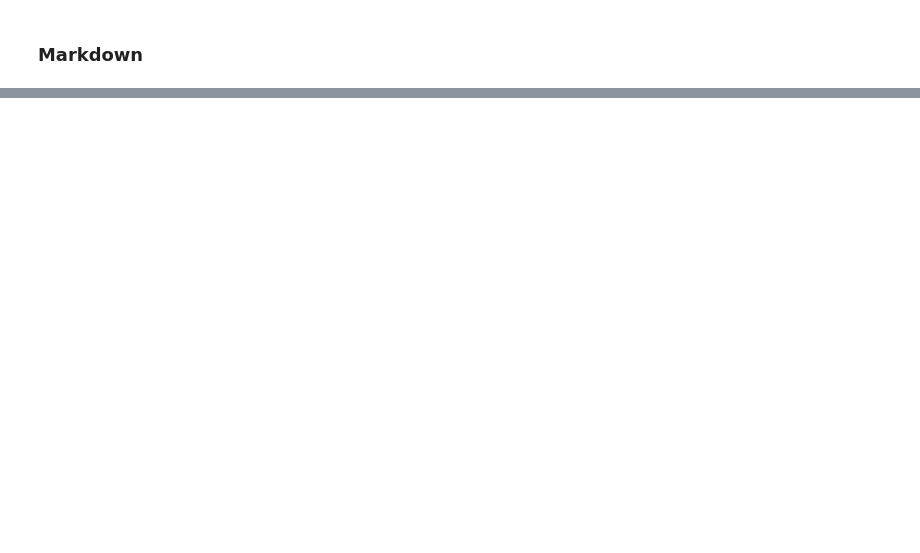
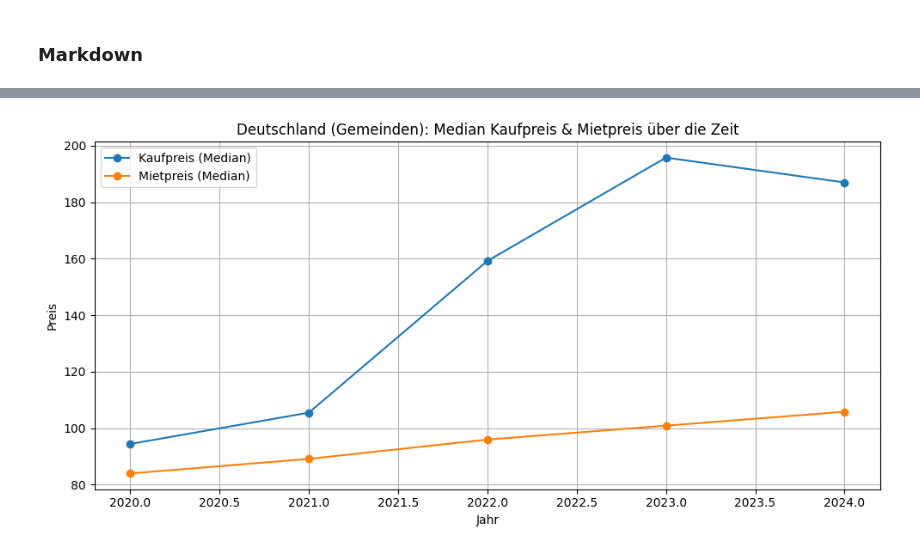
Before and after one commit to LukasGansneder/Master-Thesis-Renting-vs-Buying-, a Jupyter notebook: code/2_EDA.ipynb, the cells around one changed output, grey strips where cells are left out. Saved outputs shown, nothing was run; the diff lists cells and outputs as text; code cells hidden in the pictures; blank space fills up the shorter version.

```diff
--- a/code/2_EDA.ipynb
+++ b/code/2_EDA.ipynb
@@ -15,7 +15,33 @@ df_empirica_regio = pd.read_csv(
     encoding="utf-8-sig",
 )
 df_empirica_regio["Jahr"] = df_empirica_regio["Jahr"].astype(int)
+
+df_macroeconomic = pd.read_csv(
+    BASE_DIR / "macroeconomic_data.csv",
+    encoding="utf-8-sig",
+)
+df_macroeconomic["Jahr"] = df_macroeconomic["Jahr"].astype(int)
 # %% [markdown]
 ### Markdown
 # %%
-df_empirica_regio
+df_deutschland_median = df_empirica_regio[df_empirica_regio["Regionsebene"] == "Gemeinde"]
+df_deutschland_median = df_empirica_regio[df_empirica_regio["Jahr"] >= 2020]
+#df_deutschland_median = df_deutschland_median[df_deutschland_median["Kaufpreis/m2 ETW 50%"] < 500]
+df_deutschland_median = (
+    df_deutschland_median
+    .groupby("Jahr", as_index=False)
+    .agg(
+        kaufpreis_median=("Kaufpreis/m2 ETW 50%", "median"),
+        mietpreis_median=("Mietpreis/m2 50%", "median"),
+    )
+    .sort_values("Jahr")
+)
+df_speicher = (
+    df_macroeconomic
+    .groupby("Jahr", as_index=False)
+    .agg(
+        effjahr_zins_median=("Effektiver Jahreszins", "median")
+    )
+    .sort_values("Jahr")
+)
+df_deutschland_median = df_deutschland_median.merge(df_speicher[["Jahr", "effjahr_zins_median"]], on="Jahr", how="left")
@@ -84,0 +48,4 @@ df_muc
+# %%
+df_deutschland_median["mietpreis_median"] = df_deutschland_median["mietpreis_median"]*12
+df_deutschland_median["kaufpreis_median"] = df_deutschland_median["kaufpreis_median"] * (df_deutschland_median["effjahr_zins_median"] + 2)/100
+df_deutschland_median
@@ -84,0 +59,13 @@ df_muc
+# %%
+plt.figure(figsize=(10, 5))
+plt.plot(df_deutschland_median["Jahr"], df_deutschland_median["kaufpreis_median"], marker="o", label="Kaufpreis (Median)")
+plt.plot(df_deutschland_median["Jahr"], df_deutschland_median["mietpreis_median"], marker="o", label="Mietpreis (Median)")
+plt.title("Deutschland (Gemeinden): Median Kaufpreis & Mietpreis über die Zeit")
+plt.xlabel("Jahr")
+plt.ylabel("Preis")
+plt.grid(True)
+plt.legend()
+plt.tight_layout()
+plt.show()
+# %% [output]
+[figure, added]
```
Also changed, not shown: parts of 6 cells of this notebook, 2 other files.
